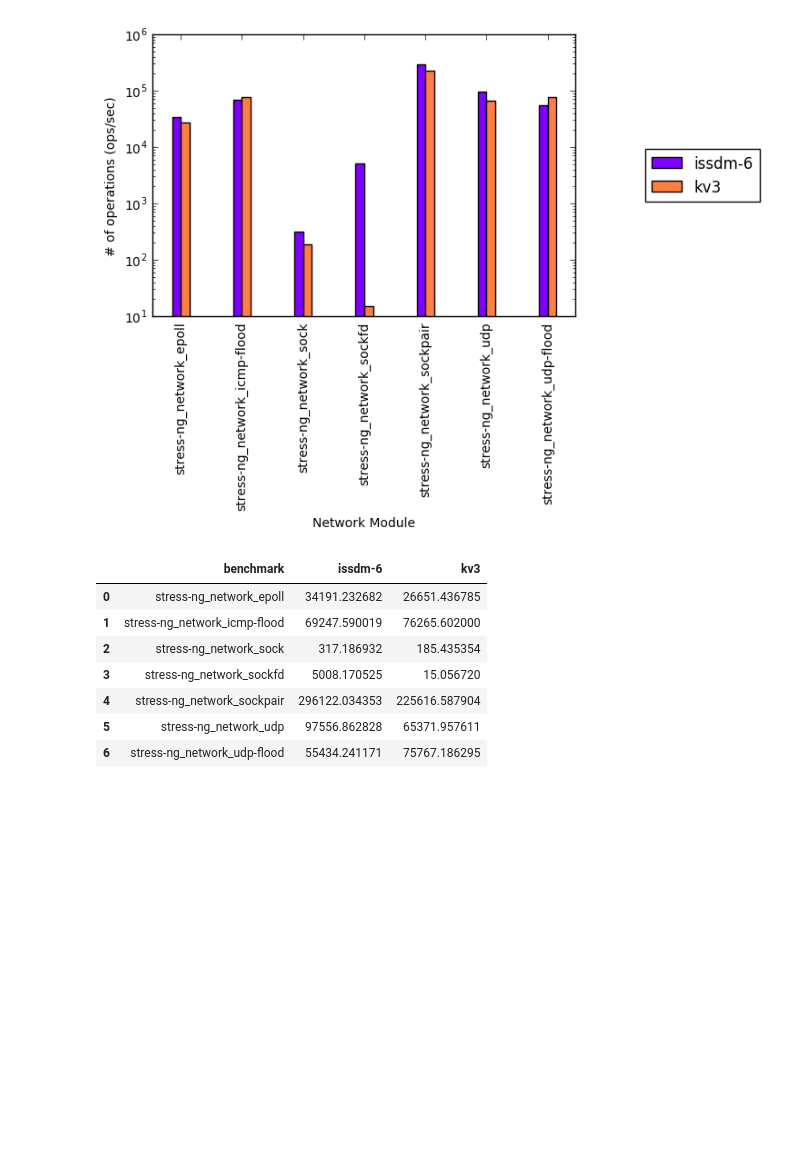
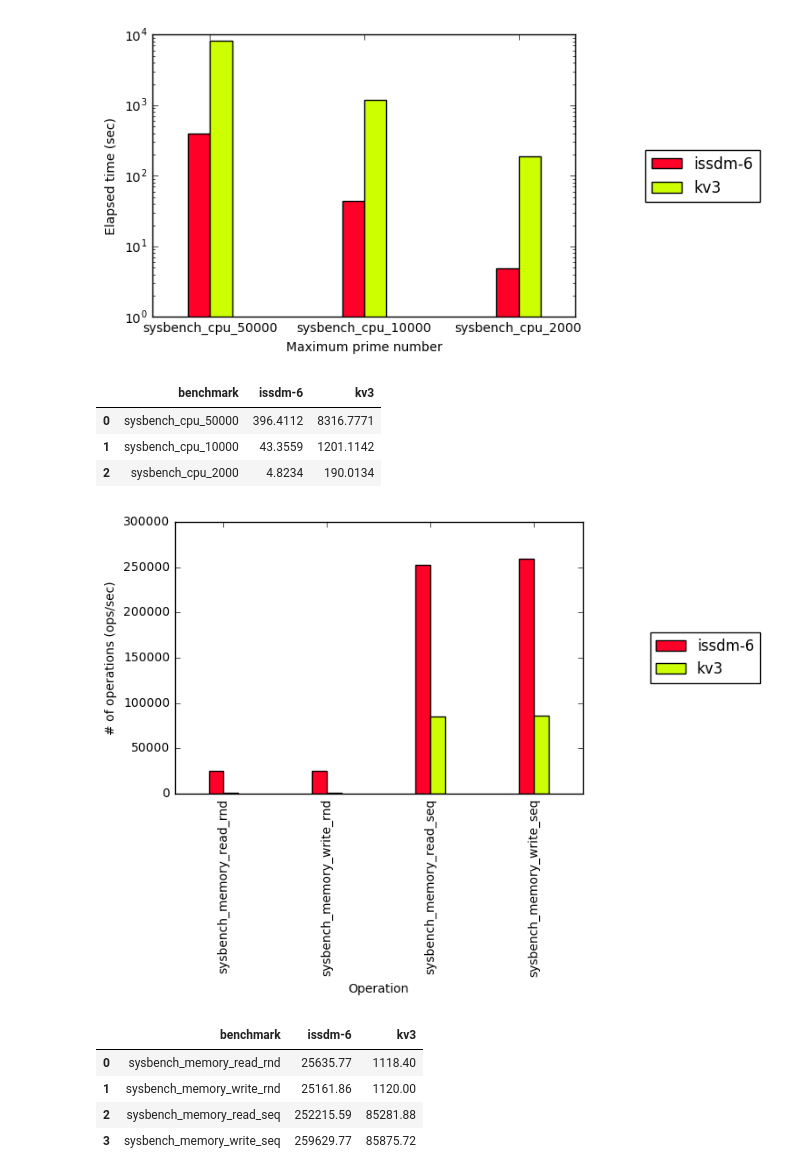
Before and after one commit to ljishen/BSFD, a Jupyter notebook: playbook/visualize.ipynb, the cells around one changed output. Drawn from its saved outputs; the diff is of its cells as text; code cells hidden in the pictures; blank space fills up the shorter version.

Commit message:
Refactor code for visualization

```diff
--- a/playbook/visualize.ipynb
+++ b/playbook/visualize.ipynb
@@ -301,48 +50,23 @@ stress_ng_io_df
-# %%
-stress_ng_network = pd_res[pd_res['benchmark'].apply(lambda s: s.startswith('stress-ng_network'))]
-
-# Recreate a new view with benchmarks with all machines
-stress_ng_network_df = pd.DataFrame(data=stress_ng_network['benchmark'], columns=['benchmark'])
-machines = stress_ng_network['machine'].unique()
-
-for m in machines:
-    stress_ng_network_df[m] = stress_ng_network[stress_ng_network['machine'] == m]['result']
-
-stress_ng_network_df[BASE_MACHINE_NAME] = stress_ng_network[stress_ng_network['machine'] == machines[0]]['base_result']
-stress_ng_network_df = stress_ng_network_df.reset_index(drop=True)
-
-# start to draw figrue
-all_machines = machines.tolist() + [BASE_MACHINE_NAME]
-names = stress_ng_network_df['benchmark'].tolist()
-values  = [stress_ng_network_df[m].tolist() for m in all_machines]
-colors = cm.rainbow(np.linspace(0, 5, len(values[0])))
-
-pos = np.arange(len(values[0]))
-width = 1. / (5 + len(values))
-
-bars = []
-fig, ax = plt.subplots()
-for idx, (v, color) in enumerate(zip(values, colors)):
-    bars.append(ax.bar(left=pos + idx * width, height=v, width=width, color=color))
-
-ax.legend([bars[i] for i in range(len(all_machines))], all_machines, loc='center', bbox_to_anchor=(1.3, 0.5))
-ax.set_yscale('log')
-ax.margins(.05, None)
-ax.set_xticks(pos + width)
-ax.set_xticklabels(names, rotation='vertical')
-
-plt.xlabel('Network Module')
-plt.ylabel('# of operations (ops/sec)')
-plt.show()
-
-stress_ng_network_df
-# %% [output]
-[figure, removed]
-|  | benchmark | issdm-6 | kv3 |
-| 0 | stress-ng_network_epoll | 34191.232682 | 26651.436785 |
-| 1 | stress-ng_network_icmp-flood | 69247.590019 | 76265.602000 |
-| 2 | stress-ng_network_sock | 317.186932 | 185.435354 |
-| 3 | stress-ng_network_sockfd | 5008.170525 | 15.056720 |
-| 4 | stress-ng_network_sockpair | 296122.034353 | 225616.587904 |
-| 5 | stress-ng_network_udp | 97556.862828 | 65371.957611 |
-| 6 | stress-ng_network_udp-flood | 55434.241171 | 75767.186295 |
+# %%
+sysbench_cpu_df = plot_hist(category_name='sysbench_cpu', yscale='log',
+                            xmargin=0.1 , tick_rotation='horizontal',
+                            xlabel='Maximum prime number', ylabel='Elapsed time (sec)')
+sysbench_cpu_df
+# %% [output]
+[figure, added]
+|  | benchmark | issdm-6 | kv3 |
+| 0 | sysbench_cpu_50000 | 396.4112 | 8316.7771 |
+| 1 | sysbench_cpu_10000 | 43.3559 | 1201.1142 |
+| 2 | sysbench_cpu_2000 | 4.8234 | 190.0134 |
+# %%
+sysbench_memory_df = plot_hist(category_name='sysbench_memory', yscale='linear',
+                               xmargin=0.1 , tick_rotation='vertical',
+                               xlabel='Operation', ylabel='# of operations (ops/sec)')
+sysbench_memory_df
+# %% [output]
+[figure, added]
+|  | benchmark | issdm-6 | kv3 |
+| 0 | sysbench_memory_read_rnd | 25635.77 | 1118.40 |
+| 1 | sysbench_memory_write_rnd | 25161.86 | 1120.00 |
+| 2 | sysbench_memory_read_seq | 252215.59 | 85281.88 |
+| 3 | sysbench_memory_write_seq | 259629.77 | 85875.72 |
```
Also changed, not shown: parts of 12 cells of this notebook.
